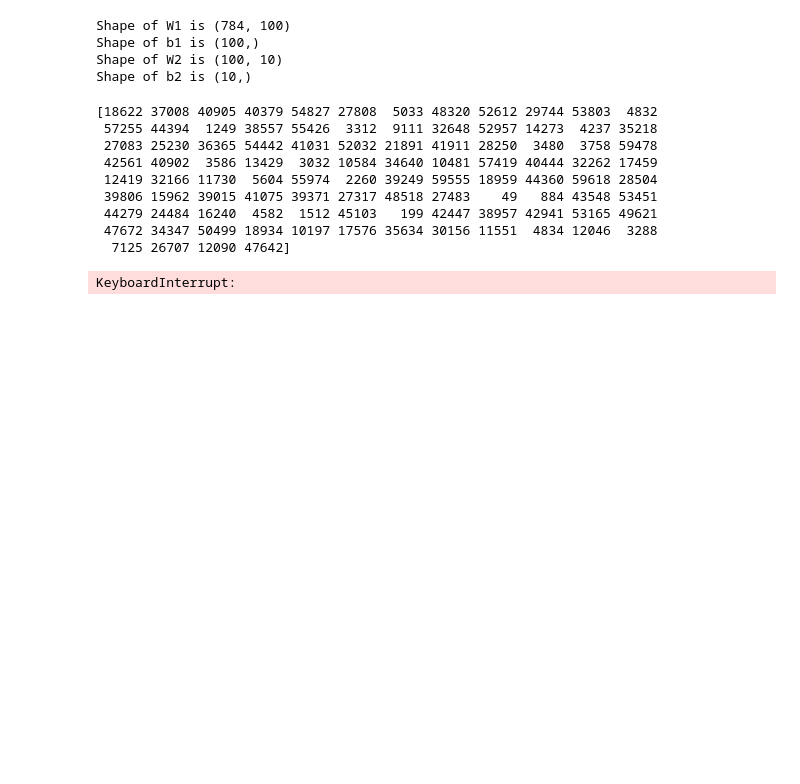
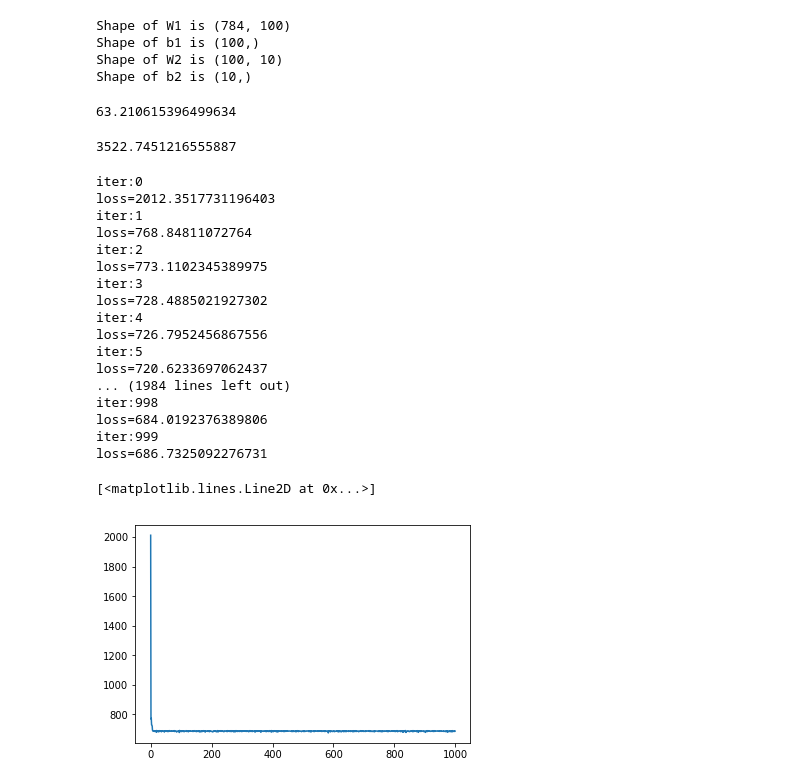
Before and after one commit to WanglifuCV/DeepLearningFromScratch, a Jupyter notebook: CH4-two-layer-net.ipynb, the cells around one changed output. Cells and saved outputs as stored; diff of their text form; code cells hidden in the pictures; blank space fills up the shorter version.

```diff
--- a/CH4-two-layer-net.ipynb
+++ b/CH4-two-layer-net.ipynb
@@ -97,7 +97,7 @@ from dataset.mnist import load_mnist
 # %%
 train_loss_list = []
 # %%
-items_num = 1
+items_num = 1000
 train_size = x_train.shape[0]
 batch_size = 100
 learning_rate = 0.1
@@ -105,9 +107,23 @@ network = TwoLayerNet(input_size=784, hidden_size=100, output_size=10)
+# %%
+X = np.random.rand(100, 784)
+Y = np.random.rand(100, 10)
+time_in = time.time()
+grad = network.numerical_gradient(X, Y)
+time_out = time.time()
+print(time_out - time_in)
+# %% [output]
+63.210615396499634
+# %%
+loss = network.loss(X, Y)
+print(loss)
+# %% [output]
+3522.7451216555887
 # %%
 for i in range(items_num):
     batch_mask = np.random.choice(train_size, batch_size)
-    print(batch_mask)
     x_batch = x_train[batch_mask]
     l_batch = l_train[batch_mask]
+
 
     grad = network.numerical_gradient(x_batch, l_batch)
 
@@ -115,19 +131,31 @@ for i in range(items_num):
         network.params[k] -= learning_rate * grad[k]
 
     loss = network.loss(x_batch, l_batch)
-    print('predict: {}'.format(network.predict(x_batch)))
+    print('iter:{}'.format(i))
     print('loss={}'.format(loss))
     train_loss_list.append(loss)
 # %% [output]
-[18622 37008 40905 40379 54827 27808  5033 48320 52612 29744 53803  4832
- 57255 44394  1249 38557 55426  3312  9111 32648 52957 14273  4237 35218
- 27083 25230 36365 54442 41031 52032 21891 41911 28250  3480  3758 59478
- 42561 40902  3586 13429  3032 10584 34640 10481 57419 40444 32262 17459
- 12419 32166 11730  5604 55974  2260 39249 59555 18959 44360 59618 28504
- 39806 15962 39015 41075 39371 27317 48518 27483    49   884 43548 53451
- 44279 24484 16240  4582  1512 45103   199 42447 38957 42941 53165 49621
- 47672 34347 50499 18934 10197 17576 35634 30156 11551  4834 12046  3288
-  7125 26707 12090 47642]
+iter:0
+loss=2012.3517731196403
+iter:1
+loss=768.84811072764
+iter:2
+loss=773.1102345389975
+iter:3
+loss=728.4885021927302
+iter:4
+loss=726.7952456867556
+iter:5
+loss=720.6233697062437
+... (1984 lines left out)
+iter:998
+loss=684.0192376389806
+iter:999
+loss=686.7325092276731
-KeyboardInterrupt:
 # %%
 import matplotlib.pyplot as plt
+# %%
+plt.plot(range(items_num), train_loss_list, label='train_loss')
+# %% [output]
+[<matplotlib.lines.Line2D at 0x...>]
+[figure, added]
```
Also changed, not shown: parts of 1 cell of this notebook, 10 other files.
